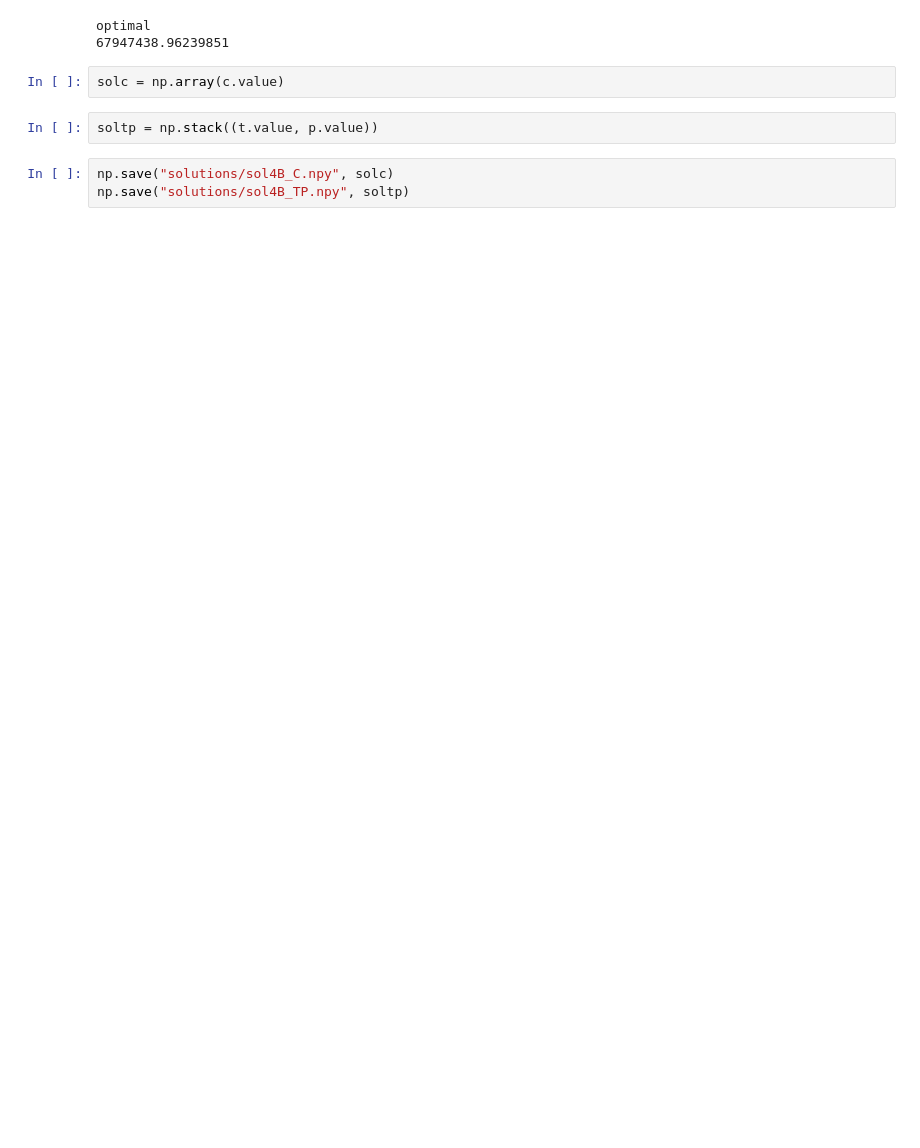
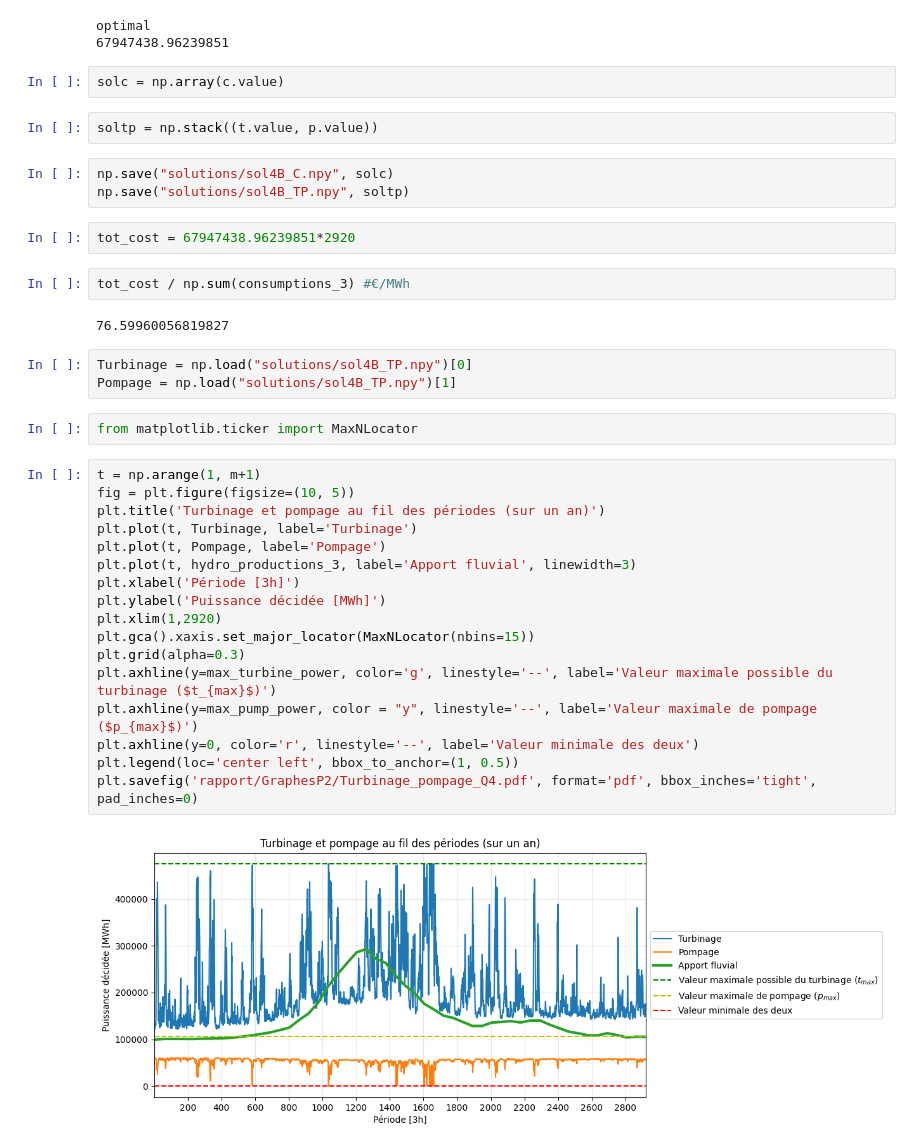
Before and after one commit to AhouLucas/projet-opti, a Jupyter notebook: Partie2/part2.ipynb, the cells around one changed output. Cells and saved outputs as stored; diff of their text form; blank space fills up the shorter version.

```diff
--- a/Partie2/part2.ipynb
+++ b/Partie2/part2.ipynb
@@ -133,3 +134,33 @@ soltp = np.stack((t.value, p.value))
 # %%
 np.save("solutions/sol4B_C.npy", solc)
 np.save("solutions/sol4B_TP.npy", soltp)
+# %%
+tot_cost = 67947438.96239851*2920
+# %%
+tot_cost / np.sum(consumptions_3) #€/MWh
+# %% [output]
+76.59960056819827
+# %%
+Turbinage = np.load("solutions/sol4B_TP.npy")[0]
+Pompage = np.load("solutions/sol4B_TP.npy")[1]
+# %%
+from matplotlib.ticker import MaxNLocator
+# %%
+t = np.arange(1, m+1)
+fig = plt.figure(figsize=(10, 5))
+plt.title('Turbinage et pompage au fil des périodes (sur un an)')
+plt.plot(t, Turbinage, label='Turbinage')
+plt.plot(t, Pompage, label='Pompage')
+plt.plot(t, hydro_productions_3, label='Apport fluvial', linewidth=3)
+plt.xlabel('Période [3h]')
+plt.ylabel('Puissance décidée [MWh]')
+plt.xlim(1,2920)
+plt.gca().xaxis.set_major_locator(MaxNLocator(nbins=15))
+plt.grid(alpha=0.3)
+plt.axhline(y=max_turbine_power, color='g', linestyle='--', label='Valeur maximale possible du turbinage ($t_{max}$)')
+plt.axhline(y=max_pump_power, color = "y", linestyle='--', label='Valeur maximale de pompage ($p_{max}$)')
+plt.axhline(y=0, color='r', linestyle='--', label='Valeur minimale des deux')
+plt.legend(loc='center left', bbox_to_anchor=(1, 0.5))
+plt.savefig('rapport/GraphesP2/Turbinage_pompage_Q4.pdf', format='pdf', bbox_inches='tight', pad_inches=0)
+# %% [output]
+[figure, added]
```
Also changed, not shown: parts of 5 cells of this notebook.
